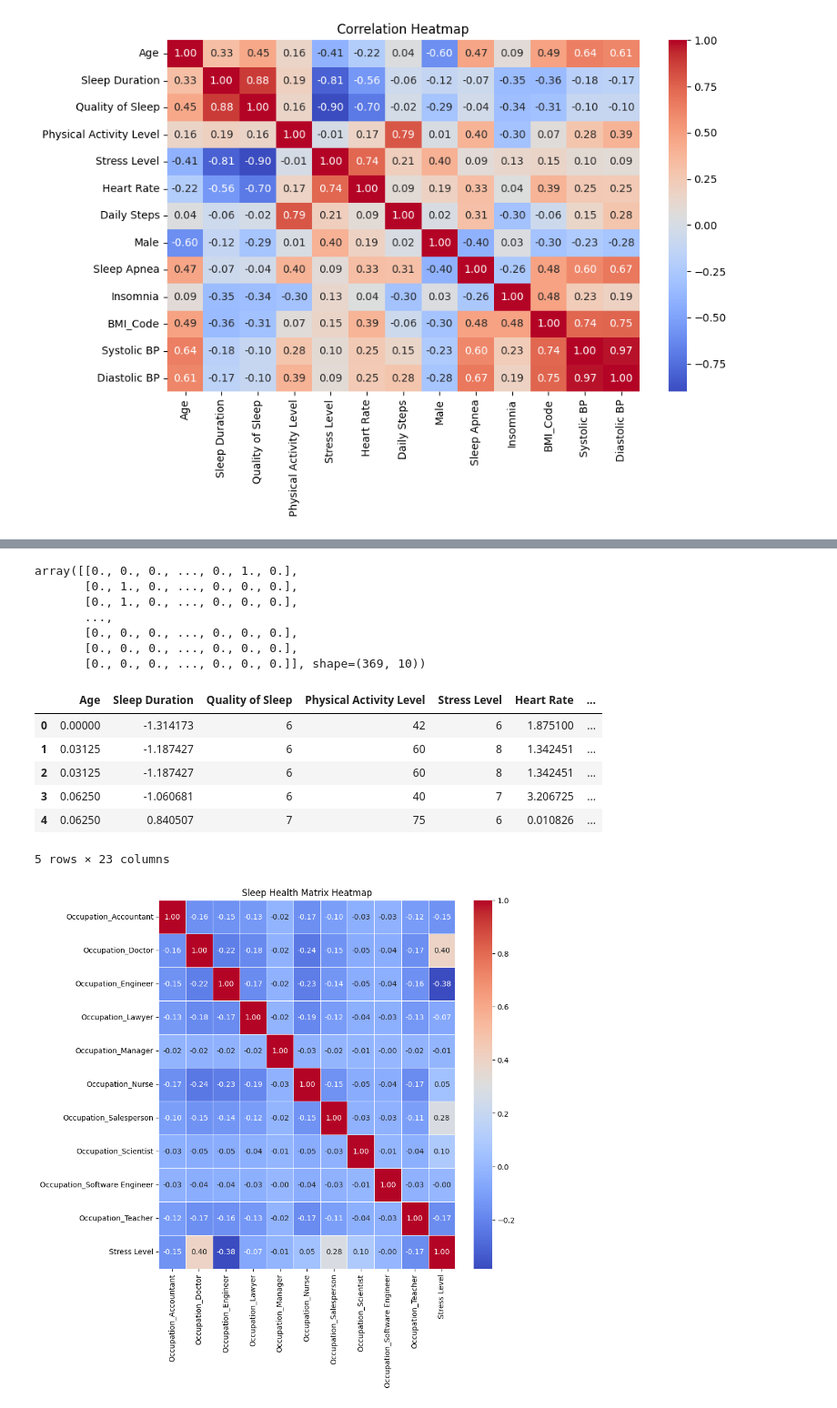
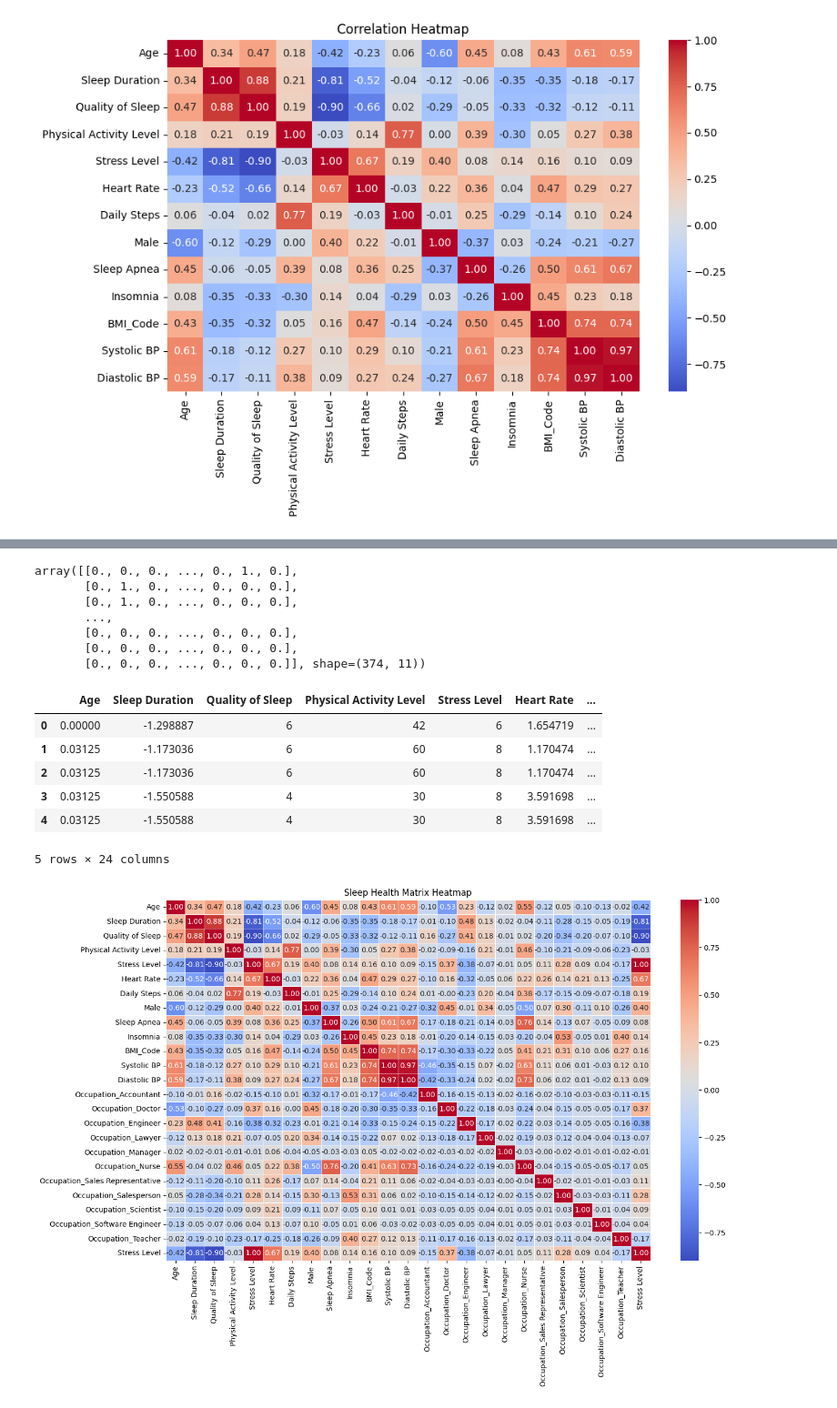
Before and after one commit to AdamKodithuwakku/eet24, a Jupyter notebook: Session 2/sleephealth.ipynb, the cells around one changed output, grey strips where cells are left out. Shown at 91% size. Saved outputs shown, nothing was run; the diff lists cells and outputs as text; code cells hidden in the pictures.

```diff
--- a/Session 2/sleephealth.ipynb
+++ b/Session 2/sleephealth.ipynb
@@ -136,11 +138,11 @@ plt.show()
 # %%
-#Heart Rate
+#Heart Rate need no  outlier treatment
 q1 = df['Heart Rate'].quantile(0.25)
 q3 = df['Heart Rate'].quantile(0.75)
 
 iqr = q3 - q1
-lower_bound = q1 - 3 * iqr
-upper_bound = q3 + 3 * iqr
+lower_bound = q1 - 1.5 * iqr
+upper_bound = q3 + 1.5 * iqr
 
 
 df_processed = df[(df['Heart Rate'] >= lower_bound) & (df['Heart Rate'] <= upper_bound)]
@@ -216,7 +200,7 @@ array([[0., 0., 0., ..., 0., 1., 0.],
        ...,
        [0., 0., 0., ..., 0., 0., 0.],
        [0., 0., 0., ..., 0., 0., 0.],
-       [0., 0., 0., ..., 0., 0., 0.]], shape=(369, 10))
+       [0., 0., 0., ..., 0., 0., 0.]], shape=(374, 11))
 # %%
 occupation_encoded_df = pd.concat([df_processed.reset_index(drop=True), pd.DataFrame(occupation_encoded, columns=encoder.get_feature_names_out(['Occupation']))], axis=1)
 occupation_encoded_df.drop('Occupation', axis=1, inplace=True)
@@ -224,20 +208,21 @@ occupation_encoded_df.drop('Occupation', axis=1, inplace=True)
 occupation_encoded_df.head()
 # %% [output]
 |  | Age | Sleep Duration | Quality of Sleep | Physical Activity Level | Stress Level | Heart Rate | ... |
-| 0 | 0.00000 | -1.314173 | 6 | 42 | 6 | 1.875100 | ... |
-| 1 | 0.03125 | -1.187427 | 6 | 60 | 8 | 1.342451 | ... |
-| 2 | 0.03125 | -1.187427 | 6 | 60 | 8 | 1.342451 | ... |
-| 3 | 0.06250 | -1.060681 | 6 | 40 | 7 | 3.206725 | ... |
-| 4 | 0.06250 | 0.840507 | 7 | 75 | 6 | 0.010826 | ... |
+| 0 | 0.00000 | -1.298887 | 6 | 42 | 6 | 1.654719 | ... |
+| 1 | 0.03125 | -1.173036 | 6 | 60 | 8 | 1.170474 | ... |
+| 2 | 0.03125 | -1.173036 | 6 | 60 | 8 | 1.170474 | ... |
+| 3 | 0.03125 | -1.550588 | 4 | 30 | 8 | 3.591698 | ... |
+| 4 | 0.03125 | -1.550588 | 4 | 30 | 8 | 3.591698 | ... |
-5 rows × 23 columns
+5 rows × 24 columns
 # %%
 Y = occupation_encoded_df['Stress Level']
 X = occupation_encoded_df.drop(['Stress Level'], axis=1)
 # %%
-corrdata = pd.concat([pd.DataFrame(occupation_encoded, columns=encoder.get_feature_names_out(['Occupation'])), Y.reset_index(drop=True)], axis=1).corr()
-plt.figure(figsize=(9, 9))
+corrdata = pd.concat([pd.DataFrame(occupation_encoded_df, columns=occupation_encoded_df.columns), Y.reset_index(drop=True)], axis=1).corr()
+
+plt.figure(figsize=(15, 9))
 sns.heatmap(corrdata, annot=True, cmap='coolwarm', fmt=".2f", linewidths=.5)
 plt.title('Sleep Health Matrix Heatmap')
 plt.show()
 # %% [output]
-[figure, old version]
+[figure, new version]
```
Also changed, not shown: parts of 3 cells of this notebook.
